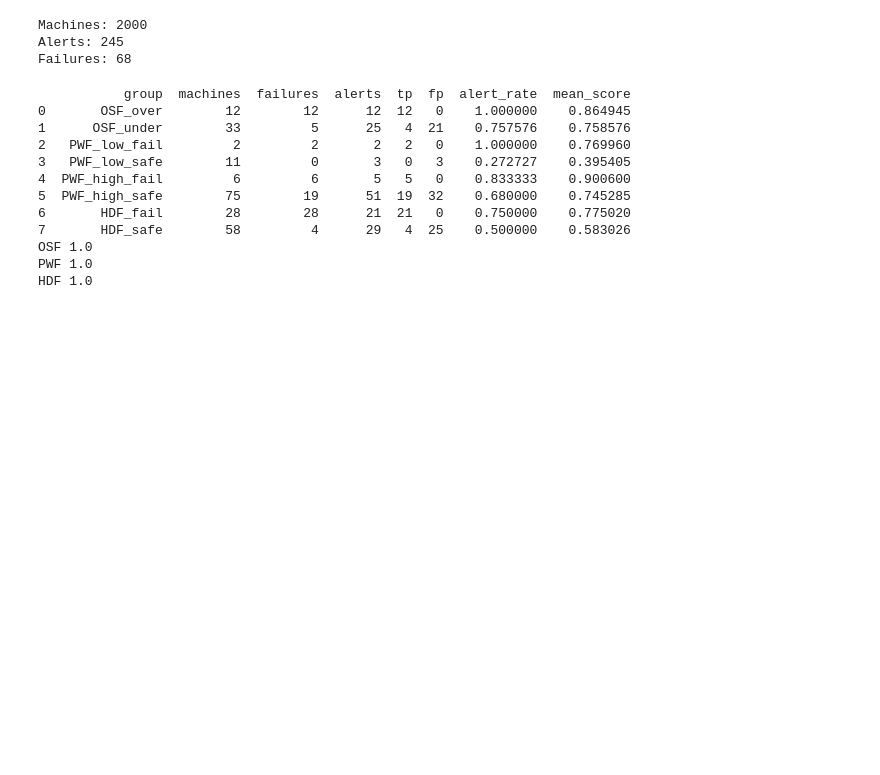
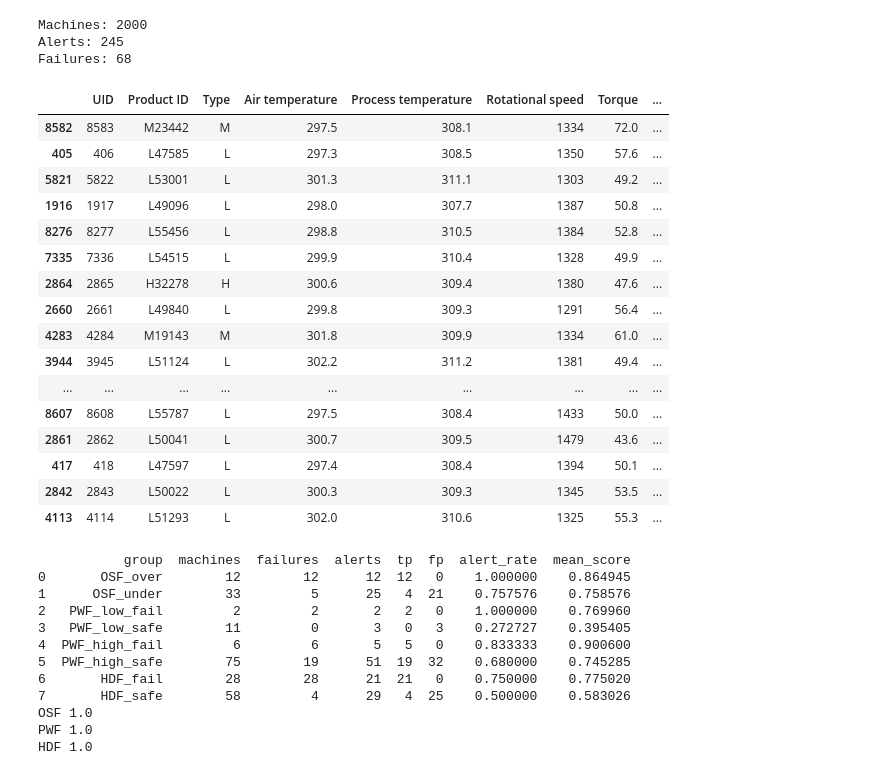
Before and after one commit to CIS480-G3/CIS480_TeamProj, a Jupyter notebook: notebooks/near_rules.ipynb, the cells around one changed output. Cells and saved outputs as stored; diff of their text form; code cells hidden in the pictures; blank space fills up the shorter version.

```diff
--- a/notebooks/near_rules.ipynb
+++ b/notebooks/near_rules.ipynb
@@ -90,6 +90,26 @@ def summarize(name, m):
             "fp": int((g["alert"] & ~fail).sum()),
             "alert_rate": g["alert"].mean(),
             "mean_score": g["score"].mean()}
+# %%
+t[under]
+# %% [output]
+|  | UID | Product ID | Type | Air temperature | Process temperature | Rotational speed | Torque | ... |
+| 8582 | 8583 | M23442 | M | 297.5 | 308.1 | 1334 | 72.0 | ... |
+| 405 | 406 | L47585 | L | 297.3 | 308.5 | 1350 | 57.6 | ... |
+| 5821 | 5822 | L53001 | L | 301.3 | 311.1 | 1303 | 49.2 | ... |
+| 1916 | 1917 | L49096 | L | 298.0 | 307.7 | 1387 | 50.8 | ... |
+| 8276 | 8277 | L55456 | L | 298.8 | 310.5 | 1384 | 52.8 | ... |
+| 7335 | 7336 | L54515 | L | 299.9 | 310.4 | 1328 | 49.9 | ... |
+| 2864 | 2865 | H32278 | H | 300.6 | 309.4 | 1380 | 47.6 | ... |
+| 2660 | 2661 | L49840 | L | 299.8 | 309.3 | 1291 | 56.4 | ... |
+| 4283 | 4284 | M19143 | M | 301.8 | 309.9 | 1334 | 61.0 | ... |
+| 3944 | 3945 | L51124 | L | 302.2 | 311.2 | 1381 | 49.4 | ... |
+| ... | ... | ... | ... | ... | ... | ... | ... | ... |
+| 8607 | 8608 | L55787 | L | 297.5 | 308.4 | 1433 | 50.0 | ... |
+| 2861 | 2862 | L50041 | L | 300.7 | 309.5 | 1479 | 43.6 | ... |
+| 417 | 418 | L47597 | L | 297.4 | 308.4 | 1394 | 50.1 | ... |
+| 2842 | 2843 | L50022 | L | 300.3 | 309.3 | 1345 | 53.5 | ... |
+| 4113 | 4114 | L51293 | L | 302.0 | 310.6 | 1325 | 55.3 | ... |
 # %%
 summary = pd.DataFrame([summarize(k, m) for k, m in groups.items()])
 print(summary)
```
Also changed, not shown: parts of 5 cells of this notebook.
